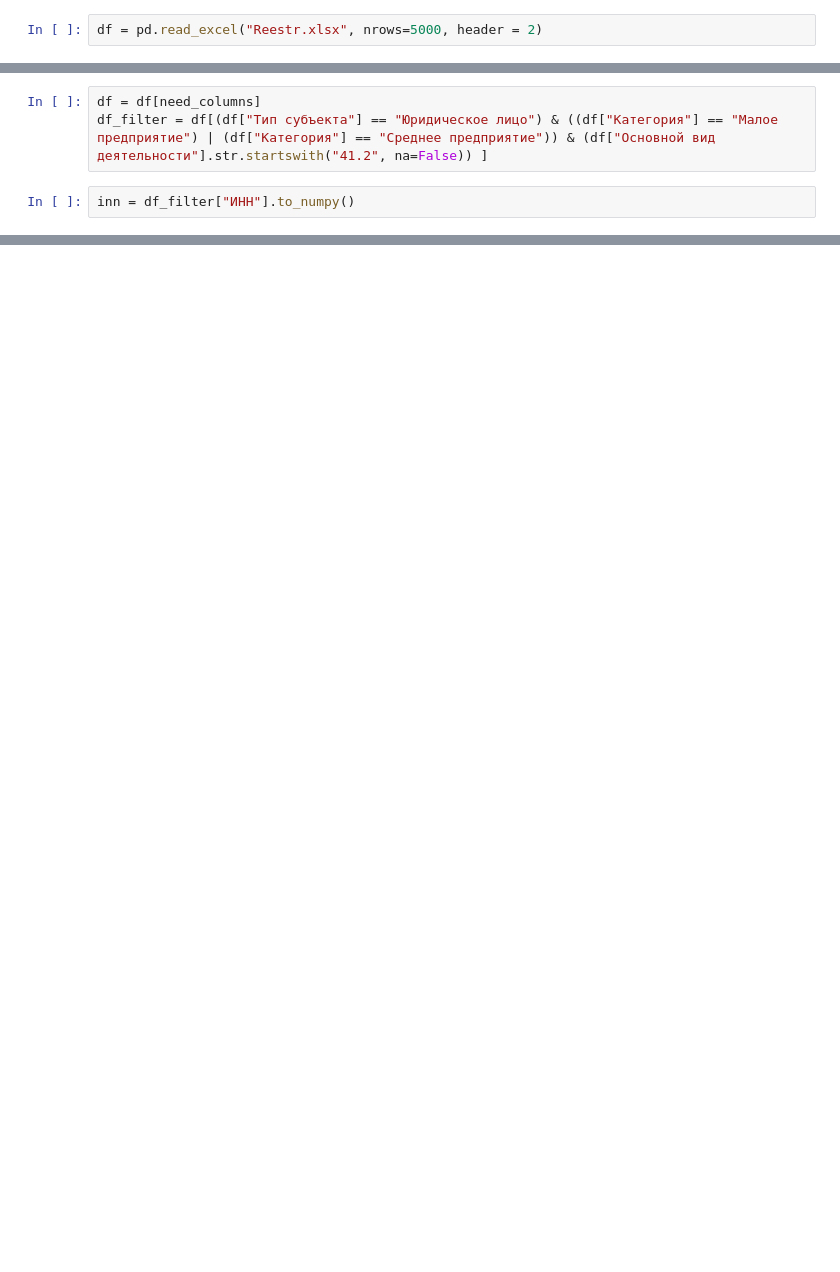
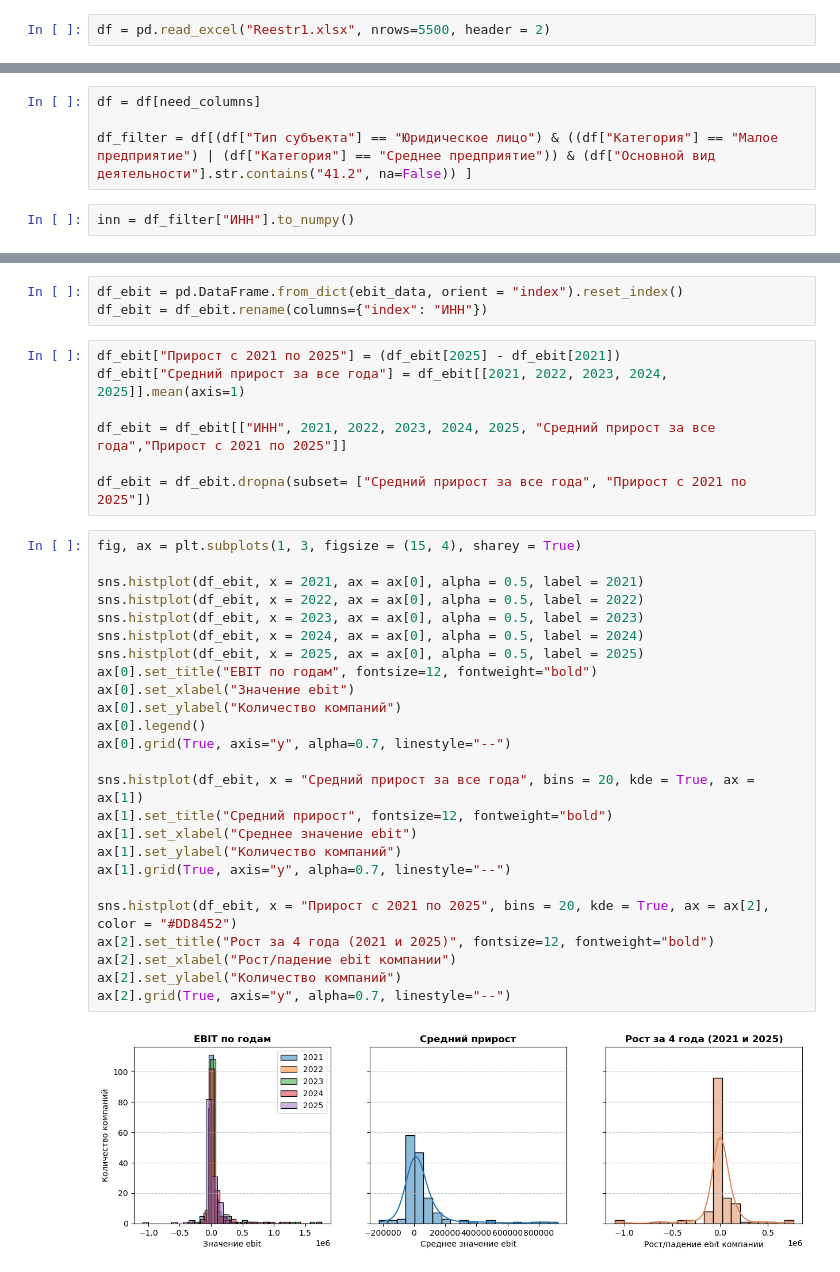
Before and after one commit to Vivi403/BuildingSectorResearch, a Jupyter notebook: building_sector_research.ipynb, the cells around one changed output, grey strips where cells are left out. Saved outputs shown, nothing was run; the diff lists cells and outputs as text; blank space fills up the shorter version.

Commit message:
Edit results of graphs

```diff
--- a/building_sector_research.ipynb
+++ b/building_sector_research.ipynb
@@ -7,2 +14,2 @@ import time
 # %%
-df = pd.read_excel("Reestr.xlsx", nrows=5000, header = 2)
+df = pd.read_excel("Reestr1.xlsx", nrows=5500, header = 2)
@@ -22,6 +19,7 @@ Index(['№ п/п', 'Наименование / ФИО', 'Тип субъект
 need_columns = ["№ п/п", 'Наименование / ФИО', 'Тип субъекта', "Категория", "ИНН", "Основной вид деятельности"]
 # %%
 df = df[need_columns]
-df_filter = df[(df["Тип субъекта"] == "Юридическое лицо") & ((df["Категория"] == "Малое предприятие") | (df["Категория"] == "Среднее предприятие")) & (df["Основной вид деятельности"].str.startswith("41.2", na=False)) ]
+
+df_filter = df[(df["Тип субъекта"] == "Юридическое лицо") & ((df["Категория"] == "Малое предприятие") | (df["Категория"] == "Среднее предприятие")) & (df["Основной вид деятельности"].str.contains("41.2", na=False)) ]
 # %%
 inn = df_filter["ИНН"].to_numpy()
@@ -126,0 +124,37 @@ for period_data in bfo_data:
+# %%
+df_ebit = pd.DataFrame.from_dict(ebit_data, orient = "index").reset_index()
+df_ebit = df_ebit.rename(columns={"index": "ИНН"})
+# %%
+df_ebit["Прирост с 2021 по 2025"] = (df_ebit[2025] - df_ebit[2021])
+df_ebit["Средний прирост за все года"] = df_ebit[[2021, 2022, 2023, 2024, 2025]].mean(axis=1)
+
+df_ebit = df_ebit[["ИНН", 2021, 2022, 2023, 2024, 2025, "Средний прирост за все года","Прирост с 2021 по 2025"]]
+
+df_ebit = df_ebit.dropna(subset= ["Средний прирост за все года", "Прирост с 2021 по 2025"])
+# %%
+fig, ax = plt.subplots(1, 3, figsize = (15, 4), sharey = True)
+
+sns.histplot(df_ebit, x = 2021, ax = ax[0], alpha = 0.5, label = 2021)
+sns.histplot(df_ebit, x = 2022, ax = ax[0], alpha = 0.5, label = 2022)
+sns.histplot(df_ebit, x = 2023, ax = ax[0], alpha = 0.5, label = 2023)
+sns.histplot(df_ebit, x = 2024, ax = ax[0], alpha = 0.5, label = 2024)
+sns.histplot(df_ebit, x = 2025, ax = ax[0], alpha = 0.5, label = 2025)
+ax[0].set_title("EBIT по годам", fontsize=12, fontweight="bold")
+ax[0].set_xlabel("Значение ebit")
+ax[0].set_ylabel("Количество компаний")
+ax[0].legend()
+ax[0].grid(True, axis="y", alpha=0.7, linestyle="--")
+
+sns.histplot(df_ebit, x = "Средний прирост за все года", bins = 20, kde = True, ax = ax[1])
+ax[1].set_title("Средний прирост", fontsize=12, fontweight="bold")
+ax[1].set_xlabel("Среднее значение ebit")
+ax[1].set_ylabel("Количество компаний")
+ax[1].grid(True, axis="y", alpha=0.7, linestyle="--")
+
+sns.histplot(df_ebit, x = "Прирост с 2021 по 2025", bins = 20, kde = True, ax = ax[2], color = "#DD8452")
+ax[2].set_title("Рост за 4 года (2021 и 2025)", fontsize=12, fontweight="bold")
+ax[2].set_xlabel("Рост/падение ebit компании")
+ax[2].set_ylabel("Количество компаний")
+ax[2].grid(True, axis="y", alpha=0.7, linestyle="--")
+# %% [output]
+[figure, added]
```
Also changed, not shown: parts of 29 cells of this notebook.
